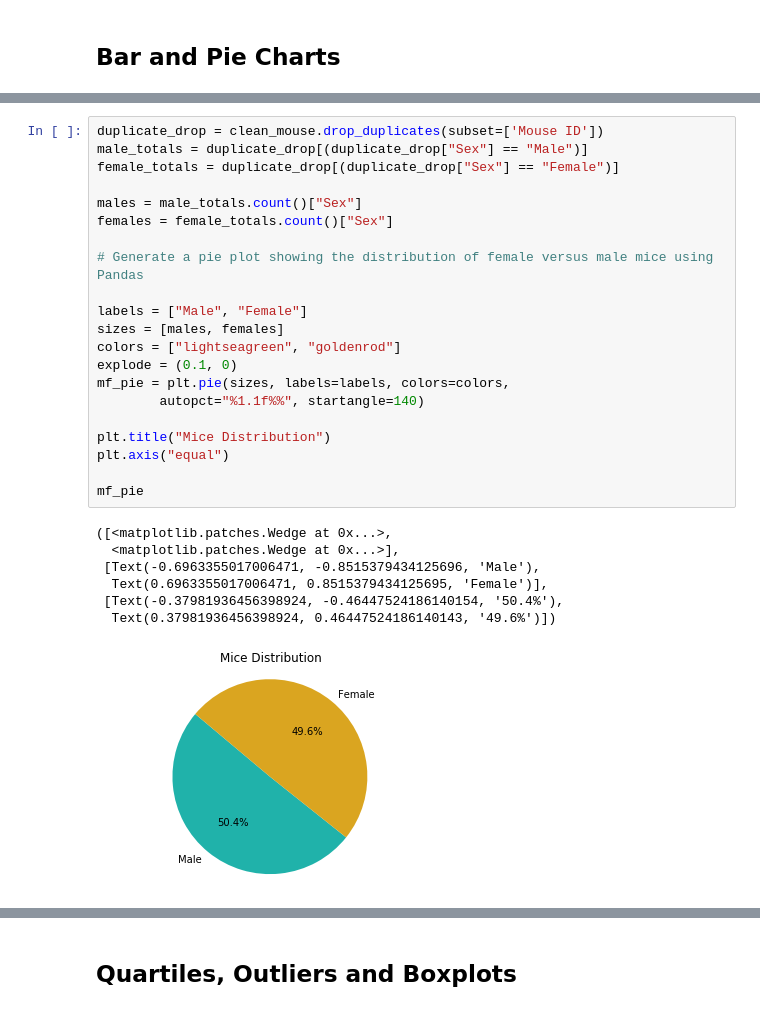
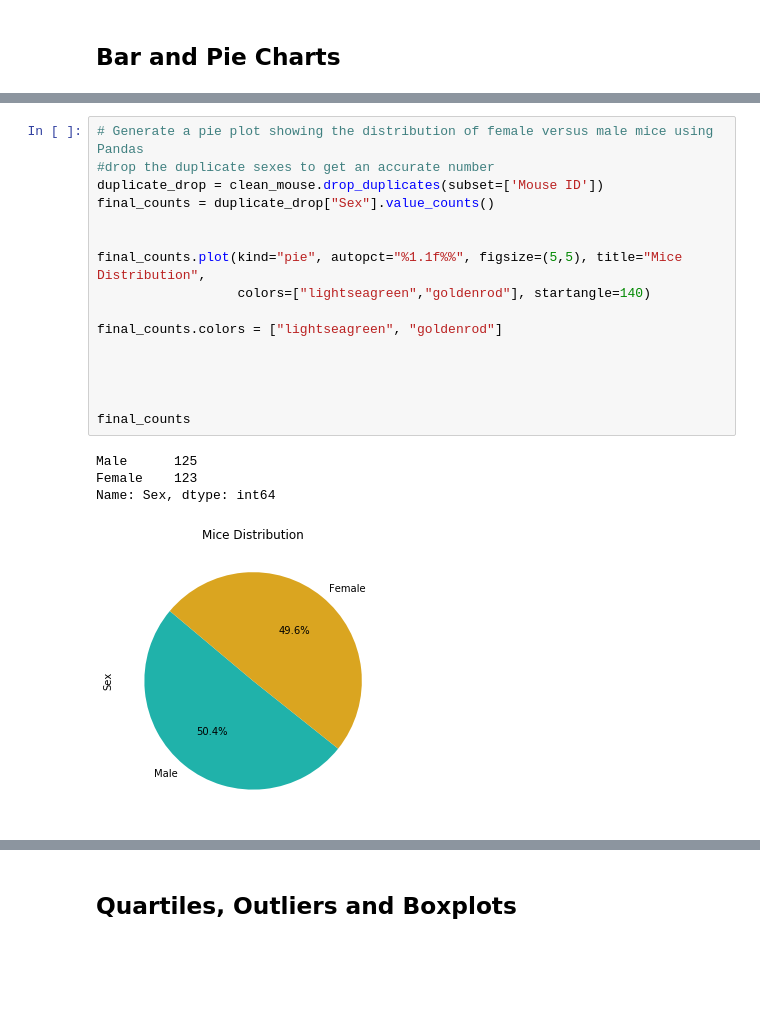
Before and after one commit to ceci-chapa/matplotlib-challenge, a Jupyter notebook: Pymaceuticals/pymaceuticals_starter.ipynb, the cells around one changed output, grey strips where cells are left out. Cells and saved outputs as stored; diff of their text form; blank space fills up the shorter version.

```diff
--- a/Pymaceuticals/pymaceuticals_starter.ipynb
+++ b/Pymaceuticals/pymaceuticals_starter.ipynb
@@ -204,31 +204,23 @@ plt.tight_layout()
-# %%
-duplicate_drop = clean_mouse.drop_duplicates(subset=['Mouse ID'])
-male_totals = duplicate_drop[(duplicate_drop["Sex"] == "Male")]
-female_totals = duplicate_drop[(duplicate_drop["Sex"] == "Female")]
-
-males = male_totals.count()["Sex"]
-females = female_totals.count()["Sex"]
-
-# Generate a pie plot showing the distribution of female versus male mice using Pandas
-
-labels = ["Male", "Female"]
-sizes = [males, females]
-colors = ["lightseagreen", "goldenrod"]
-explode = (0.1, 0)
-mf_pie = plt.pie(sizes, labels=labels, colors=colors,
-        autopct="%1.1f%%", startangle=140)
-
-plt.title("Mice Distribution")
-plt.axis("equal")
-
-mf_pie
-# %% [output]
-([<matplotlib.patches.Wedge at 0x...>,
-  <matplotlib.patches.Wedge at 0x...>],
- [Text(-0.6963355017006471, -0.8515379434125696, 'Male'),
-  Text(0.6963355017006471, 0.8515379434125695, 'Female')],
- [Text(-0.37981936456398924, -0.46447524186140154, '50.4%'),
-  Text(0.37981936456398924, 0.46447524186140143, '49.6%')])
-[figure, removed]
+# %%
+# Generate a pie plot showing the distribution of female versus male mice using Pandas
+#drop the duplicate sexes to get an accurate number
+duplicate_drop = clean_mouse.drop_duplicates(subset=['Mouse ID'])
+final_counts = duplicate_drop["Sex"].value_counts()
+
+
+final_counts.plot(kind="pie", autopct="%1.1f%%", figsize=(5,5), title="Mice Distribution",
+                  colors=["lightseagreen","goldenrod"], startangle=140)
+
+final_counts.colors = ["lightseagreen", "goldenrod"]
+
+
+
+
+final_counts
+# %% [output]
+Male      125
+Female    123
+Name: Sex, dtype: int64
+[figure, added]
 # %%
 # Generate a pie plot showing the distribution of female versus male mice using pyplot
```
Also changed, not shown: parts of 5 cells of this notebook.
